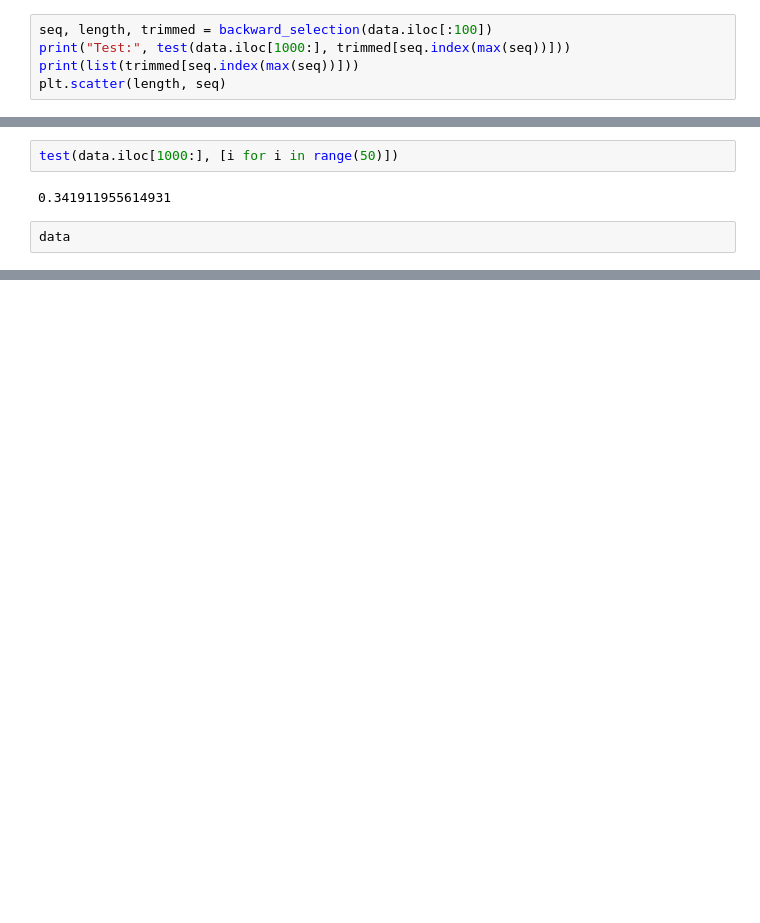
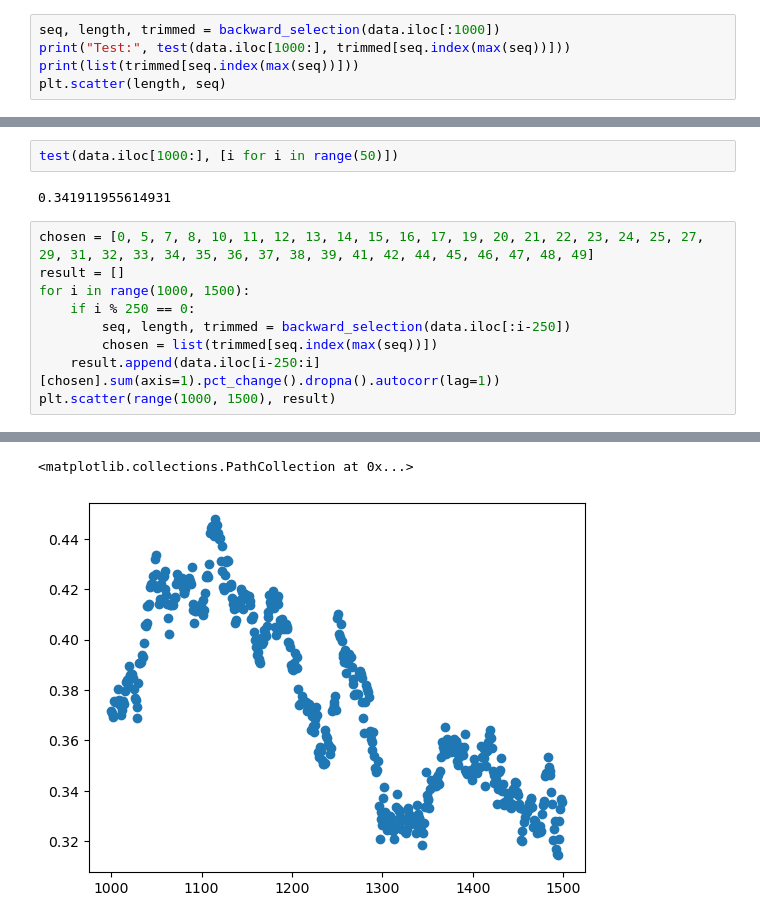
Before and after one commit to Troppydash/algothon2025, a Jupyter notebook: analysis/corr_comb_frenzy.ipynb, the cells around one changed output, grey strips where cells are left out. Saved outputs shown, nothing was run; the diff lists cells and outputs as text; blank space fills up the shorter version.

```diff
--- a/analysis/corr_comb_frenzy.ipynb
+++ b/analysis/corr_comb_frenzy.ipynb
@@ -180,7 +180,7 @@ print(list(trimmed[seq.index(max(seq))]))
 # %% [output]
 [0, 5, 7, 8, 10, 11, 12, 13, 14, 15, 16, 17, 19, 20, 21, 22, 23, 24, 25, 27, 29, 31, 32, 33, 34, 35, 36, 37, 38, 39, 41, 42, 44, 45, 46, 47, 48, 49]
 # %%
-seq, length, trimmed = backward_selection(data.iloc[:100])
+seq, length, trimmed = backward_selection(data.iloc[:1000])
 print("Test:", test(data.iloc[1000:], trimmed[seq.index(max(seq))]))
 print(list(trimmed[seq.index(max(seq))]))
 plt.scatter(length, seq)
@@ -209,5 +209,12 @@ test(data.iloc[1000:], [i for i in range(50)])
 # %% [output]
 0.341911955614931
 # %%
-data
+chosen = [0, 5, 7, 8, 10, 11, 12, 13, 14, 15, 16, 17, 19, 20, 21, 22, 23, 24, 25, 27, 29, 31, 32, 33, 34, 35, 36, 37, 38, 39, 41, 42, 44, 45, 46, 47, 48, 49]
+result = []
+for i in range(1000, 1500):
+    if i % 250 == 0:
+        seq, length, trimmed = backward_selection(data.iloc[:i-250])
+        chosen = list(trimmed[seq.index(max(seq))])
+    result.append(data.iloc[i-250:i][chosen].sum(axis=1).pct_change().dropna().autocorr(lag=1))
+plt.scatter(range(1000, 1500), result)
 # %% [output]
@@ -226,0 +238,2 @@ data
+<matplotlib.collections.PathCollection at 0x...>
+[figure, added]
```
Also changed, not shown: parts of 19 cells of this notebook, 2 other files.
